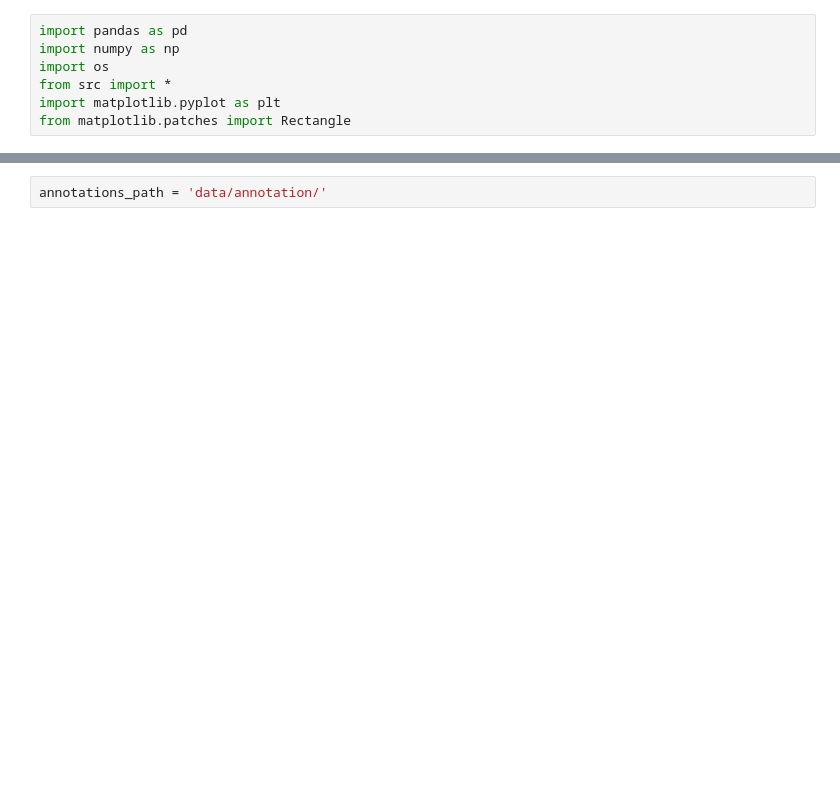
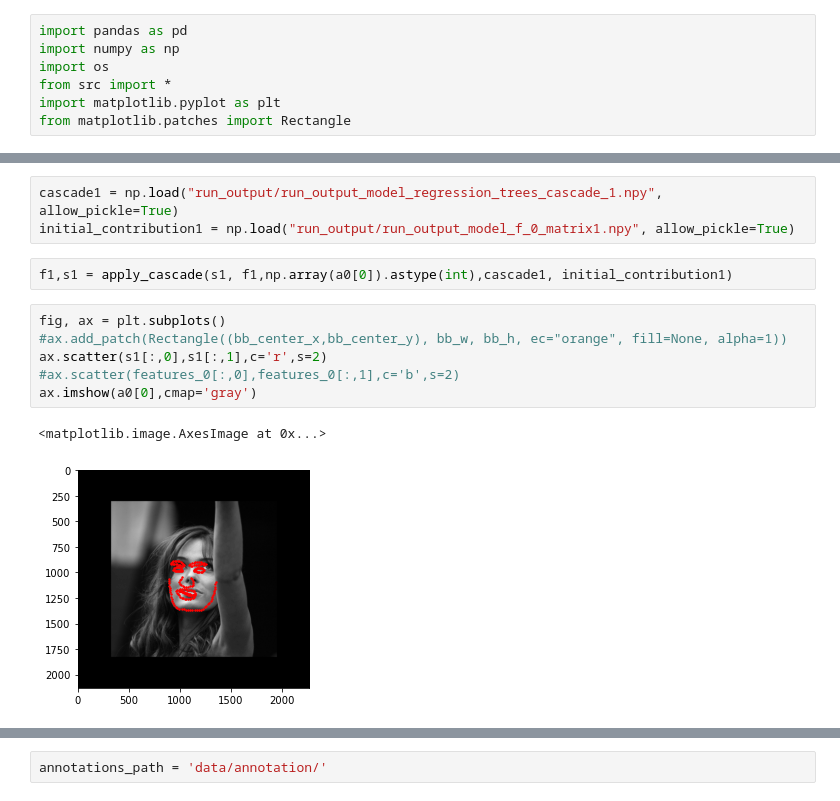
Before and after one commit to HejSumin/face_alignment, a Jupyter notebook: Predicting.ipynb, the cells around one changed output, grey strips where cells are left out. Saved outputs shown, nothing was run; the diff lists cells and outputs as text; blank space fills up the shorter version.

```diff
--- a/Predicting.ipynb
+++ b/Predicting.ipynb
@@ -7,0 +49,14 @@ from matplotlib.patches import Rectangle
+# %%
+cascade1 = np.load("run_output/run_output_model_regression_trees_cascade_1.npy", allow_pickle=True)
+initial_contribution1 = np.load("run_output/run_output_model_f_0_matrix1.npy", allow_pickle=True)
+# %%
+f1,s1 = apply_cascade(s1, f1,np.array(a0[0]).astype(int),cascade1, initial_contribution1)
+# %%
+fig, ax = plt.subplots()
+#ax.add_patch(Rectangle((bb_center_x,bb_center_y), bb_w, bb_h, ec="orange", fill=None, alpha=1))
+ax.scatter(s1[:,0],s1[:,1],c='r',s=2)
+#ax.scatter(features_0[:,0],features_0[:,1],c='b',s=2)
+ax.imshow(a0[0],cmap='gray')
+# %% [output]
+<matplotlib.image.AxesImage at 0x...>
+[figure, added]
```
Also changed, not shown: parts of 23 cells of this notebook, 2 other files.
